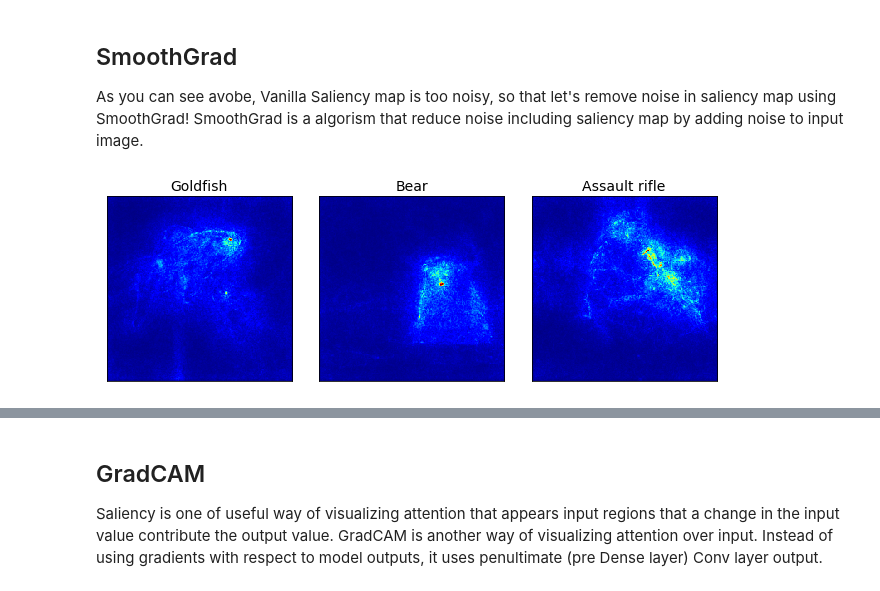
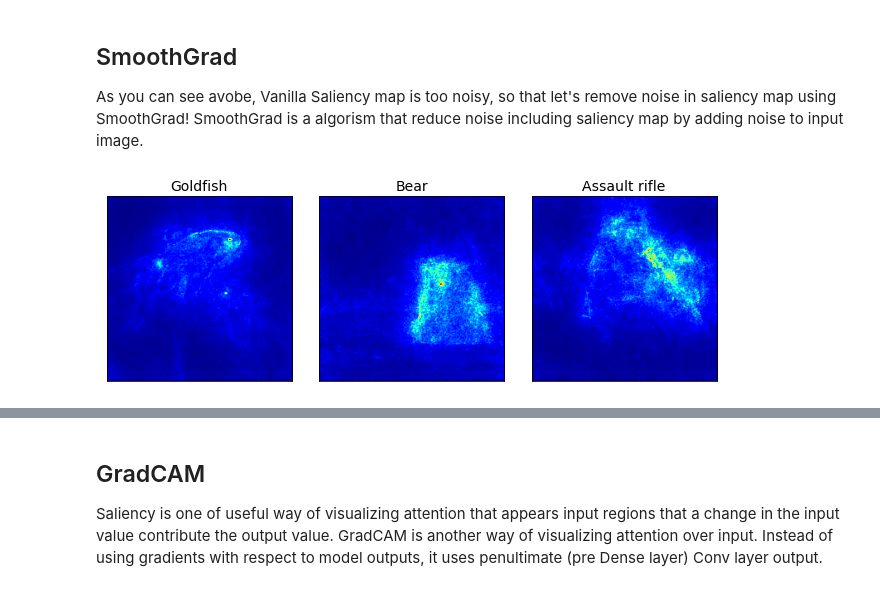
Before and after one commit to keisen/tf-keras-vis, a Jupyter notebook: examples/attentions.ipynb, the cells around one changed output, grey strips where cells are left out. Drawn from its saved outputs; the diff is of its cells as text; code cells hidden in the pictures.

```diff
--- a/examples/attentions.ipynb
+++ b/examples/attentions.ipynb
@@ -58,17 +60,17 @@ images = np.asarray([np.array(img1), np.array(img2), np.array(img3)])
 # Image titles
 image_titles = ['Goldfish', 'Bear', 'Assault rifle']
 
-# Prepare datasets
+# Prepare input data
 X = preprocess_input(images)
 
 # Render
-subprot_args = {
+subplot_args = {
     'nrows': 1,
     'ncols': 3,
     'figsize': (9, 3),
     'subplot_kw': {'xticks': [], 'yticks': []}
 }
-f, ax = plt.subplots(**subprot_args)
+f, ax = plt.subplots(**subplot_args)
 for i, title in enumerate(image_titles):
     ax[i].set_title(title, fontsize=14)
     ax[i].imshow(images[i])
@@ -102,14 +105,19 @@ from tensorflow.keras import backend as K
 from tf_keras_vis.saliency import Saliency
 from tf_keras_vis.utils import normalize
 
-# Create Saliency object
-saliency = Saliency(model, model_modifier, clone=False)
+# Create Saliency object.
+# If `clone` is True(default), the `model` will be cloned,
+# so the `model` instance will be NOT modified, but it takes a lot machine resources.
+saliency = Saliency(model,
+                    model_modifier=model_modifier,
+                    clone=False)
 
 # Generate saliency map
 saliency_map = saliency(loss, X)
 saliency_map = normalize(saliency_map)
 
-f, ax = plt.subplots(**subprot_args)
+# Render
+f, ax = plt.subplots(**subplot_args)
 for i, title in enumerate(image_titles):
     ax[i].set_title(title, fontsize=14)
     ax[i].imshow(saliency_map[i], cmap='jet')
@@ -126,16 +134,20 @@ Wall time: 6.74 s
 As you can see avobe, Vanilla Saliency map is too noisy, so that let's remove noise in saliency map using SmoothGrad! SmoothGrad is a algorism that reduce noise including saliency map by adding noise to input image.
 # %%
 %%time
+
 # Generate saliency map with smoothing that reduce noise by adding noise
-saliency_map = saliency(loss, X, smooth_samples=20)
+saliency_map = saliency(loss,
+                        X,
+                        smooth_samples=20, # The number of calculating gradients iterations.
+                        smooth_noise=0.20) # noise spread level.
 saliency_map = normalize(saliency_map)
 
-f, ax = plt.subplots(**subprot_args)
+f, ax = plt.subplots(**subplot_args)
 for i, title in enumerate(image_titles):
     ax[i].set_title(title, fontsize=14)
     ax[i].imshow(saliency_map[i], cmap='jet')
 plt.tight_layout()
 plt.savefig('images/smoothgrad.png')
 plt.show()
 # %% [output]
-[figure, old version]
+[figure, new version]
```
Also changed, not shown: parts of 12 cells of this notebook, 2 other files.
